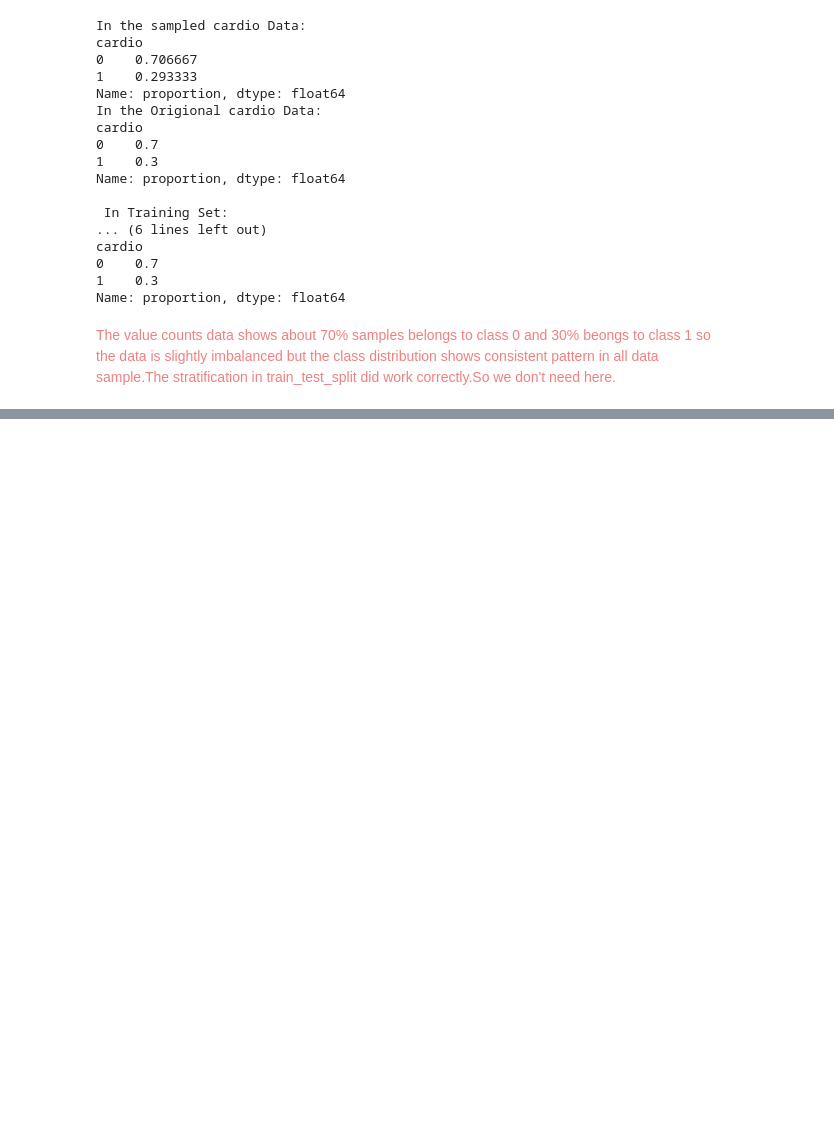
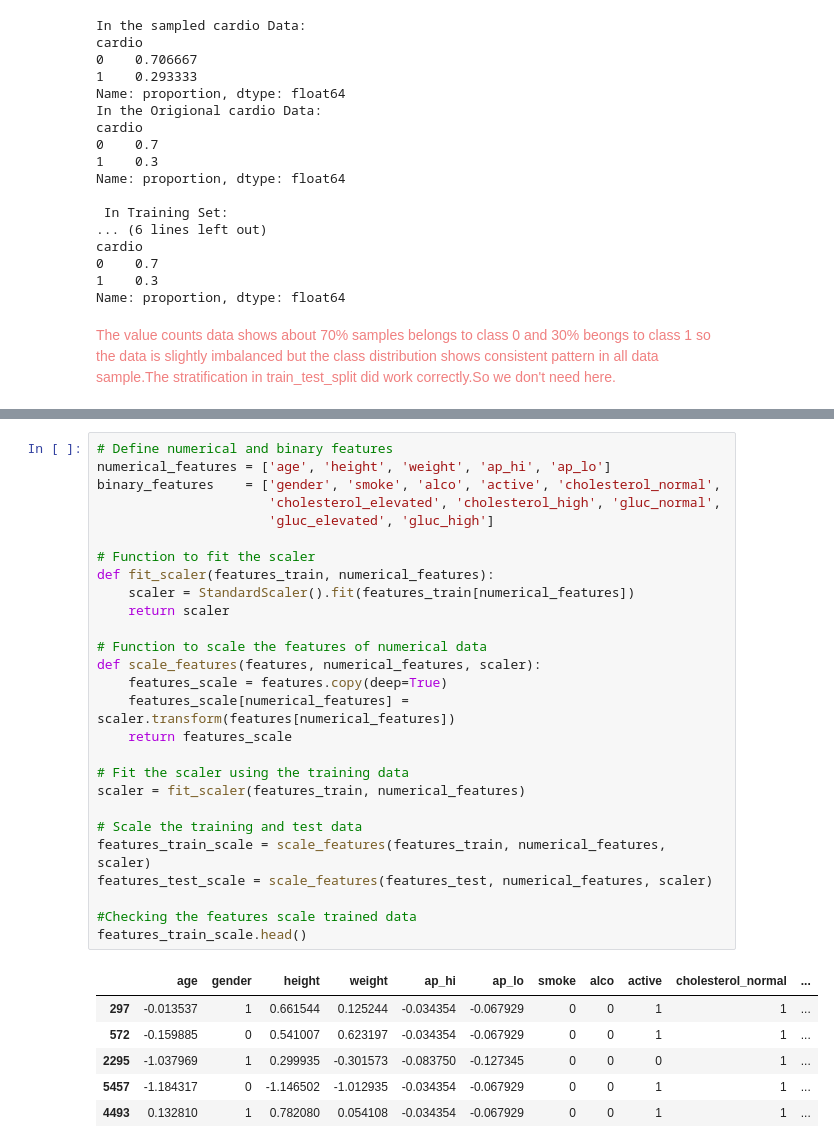
Before and after one commit to Shyamraja/Supervised-Learning-CRISP-DM-, a Jupyter notebook: supervised_learning.ipynb, the cells around one changed output, grey strips where cells are left out. Drawn from its saved outputs; the diff is of its cells as text; blank space fills up the shorter version.

```diff
--- a/supervised_learning.ipynb
+++ b/supervised_learning.ipynb
@@ -223,0 +234,34 @@ Name: proportion, dtype: float64
+# %%
+# Define numerical and binary features
+numerical_features = ['age', 'height', 'weight', 'ap_hi', 'ap_lo']
+binary_features    = ['gender', 'smoke', 'alco', 'active', 'cholesterol_normal',
+                      'cholesterol_elevated', 'cholesterol_high', 'gluc_normal',
+                      'gluc_elevated', 'gluc_high']
+
+# Function to fit the scaler
+def fit_scaler(features_train, numerical_features):
+    scaler = StandardScaler().fit(features_train[numerical_features])
+    return scaler
+
+# Function to scale the features of numerical data
+def scale_features(features, numerical_features, scaler):
+    features_scale = features.copy(deep=True)
+    features_scale[numerical_features] = scaler.transform(features[numerical_features])
+    return features_scale
+
+# Fit the scaler using the training data
+scaler = fit_scaler(features_train, numerical_features)
+
+# Scale the training and test data
+features_train_scale = scale_features(features_train, numerical_features, scaler)
+features_test_scale = scale_features(features_test, numerical_features, scaler)
+
+#Checking the features scale trained data
+features_train_scale.head()
+# %% [output]
+|  | age | gender | height | weight | ap_hi | ap_lo | smoke | alco | active | cholesterol_normal | ... |
+| 297 | -0.013537 | 1 | 0.661544 | 0.125244 | -0.034354 | -0.067929 | 0 | 0 | 1 | 1 | ... |
+| 572 | -0.159885 | 0 | 0.541007 | 0.623197 | -0.034354 | -0.067929 | 0 | 0 | 1 | 1 | ... |
+| 2295 | -1.037969 | 1 | 0.299935 | -0.301573 | -0.083750 | -0.127345 | 0 | 0 | 0 | 1 | ... |
+| 5457 | -1.184317 | 0 | -1.146502 | -1.012935 | -0.034354 | -0.067929 | 0 | 0 | 1 | 1 | ... |
+| 4493 | 0.132810 | 1 | 0.782080 | 0.054108 | -0.034354 | -0.067929 | 0 | 0 | 1 | 1 | ... |
```
Also changed, not shown: parts of 5 cells of this notebook.
